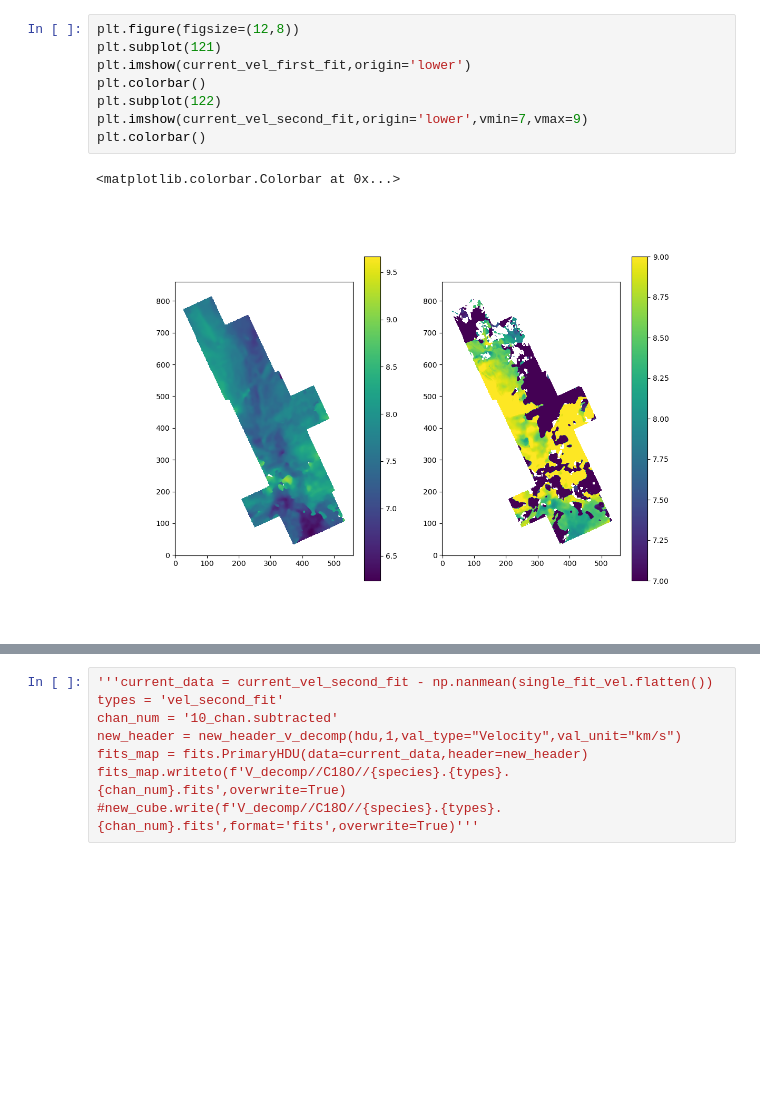
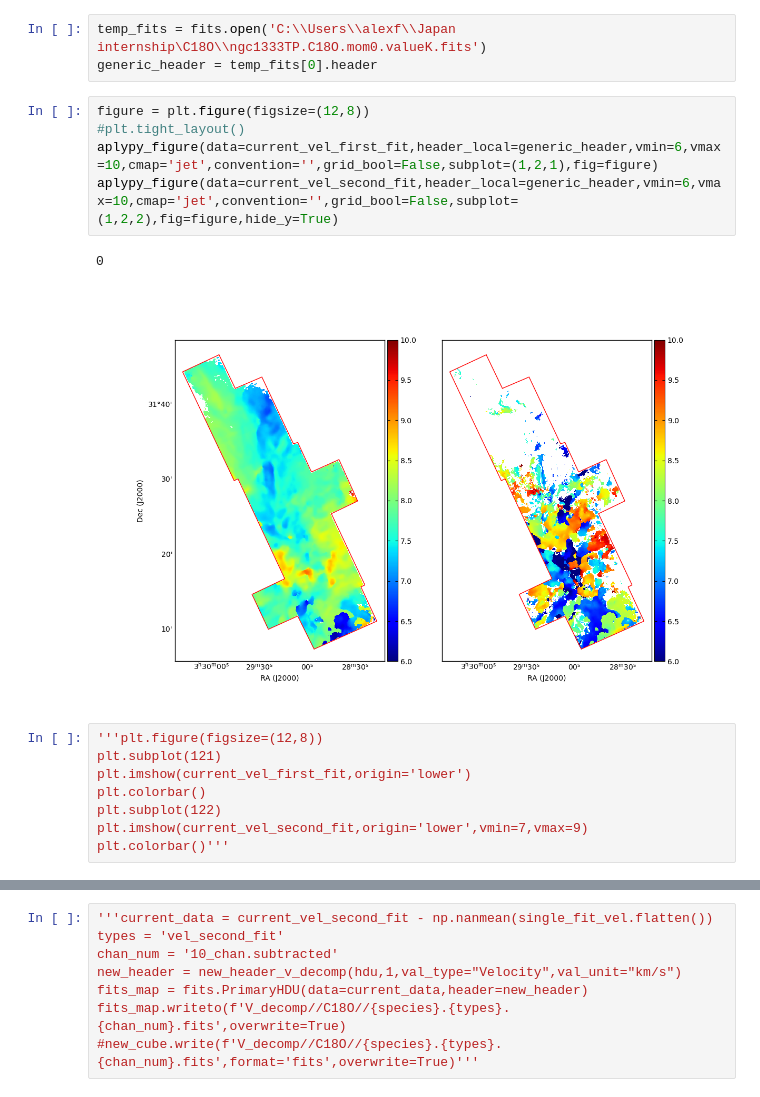
Before and after one commit to Nova-Foster/Nova-NGC1333, a Jupyter notebook: fits_analysis.ipynb, the cells around one changed output, grey strips where cells are left out. Saved outputs shown, nothing was run; the diff lists cells and outputs as text; blank space fills up the shorter version.

Commit message:
added gitignore, aplpy subplot, shifted outflow maps

```diff
--- a/fits_analysis.ipynb
+++ b/fits_analysis.ipynb
@@ -18,14 +93,22 @@ current_vel_second_fit = current_vel_file[0].data[1,:,:]
+# %%
+temp_fits = fits.open('C:\\Users\\alexf\\Japan internship\C18O\\ngc1333TP.C18O.mom0.valueK.fits')
+generic_header = temp_fits[0].header
+# %%
+figure = plt.figure(figsize=(12,8))
+#plt.tight_layout()
+aplypy_figure(data=current_vel_first_fit,header_local=generic_header,vmin=6,vmax=10,cmap='jet',convention='',grid_bool=False,subplot=(1,2,1),fig=figure)
+aplypy_figure(data=current_vel_second_fit,header_local=generic_header,vmin=6,vmax=10,cmap='jet',convention='',grid_bool=False,subplot=(1,2,2),fig=figure,hide_y=True)
+# %% [output]
+0
+[figure, added]
 # %%
-plt.figure(figsize=(12,8))
+'''plt.figure(figsize=(12,8))
 plt.subplot(121)
 plt.imshow(current_vel_first_fit,origin='lower')
 plt.colorbar()
 plt.subplot(122)
 plt.imshow(current_vel_second_fit,origin='lower',vmin=7,vmax=9)
-plt.colorbar()
+plt.colorbar()'''
-# %% [output]
-<matplotlib.colorbar.Colorbar at 0x...>
-[figure, removed]
 # %%
 vel_fit_shape = np.shape(current_vel_first_fit)
 l_comp = np.ones(vel_fit_shape) * np.nan
```
Also changed, not shown: parts of 26 cells of this notebook, 5 other files.
